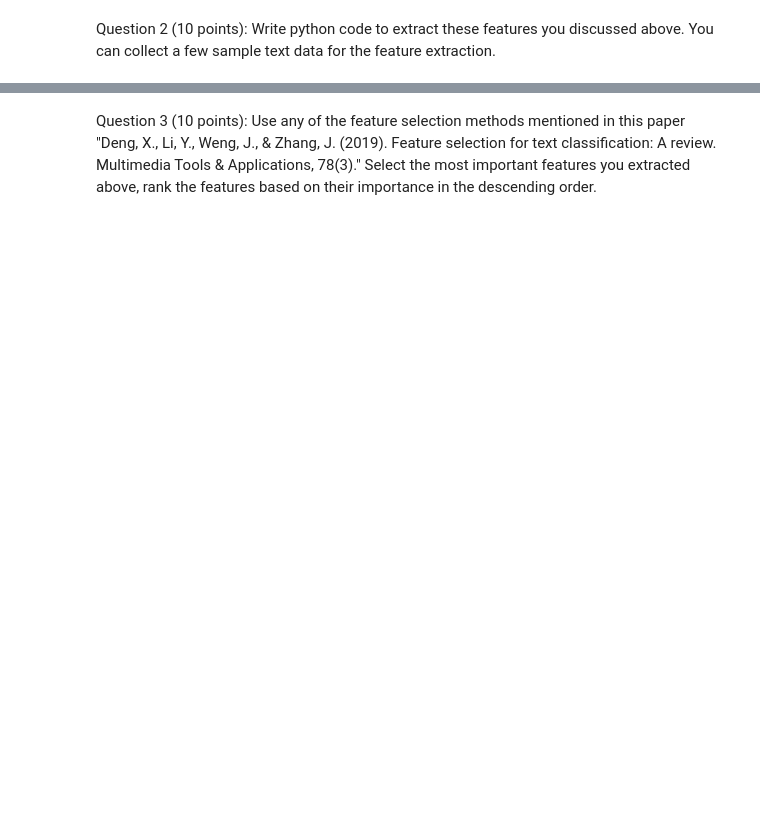
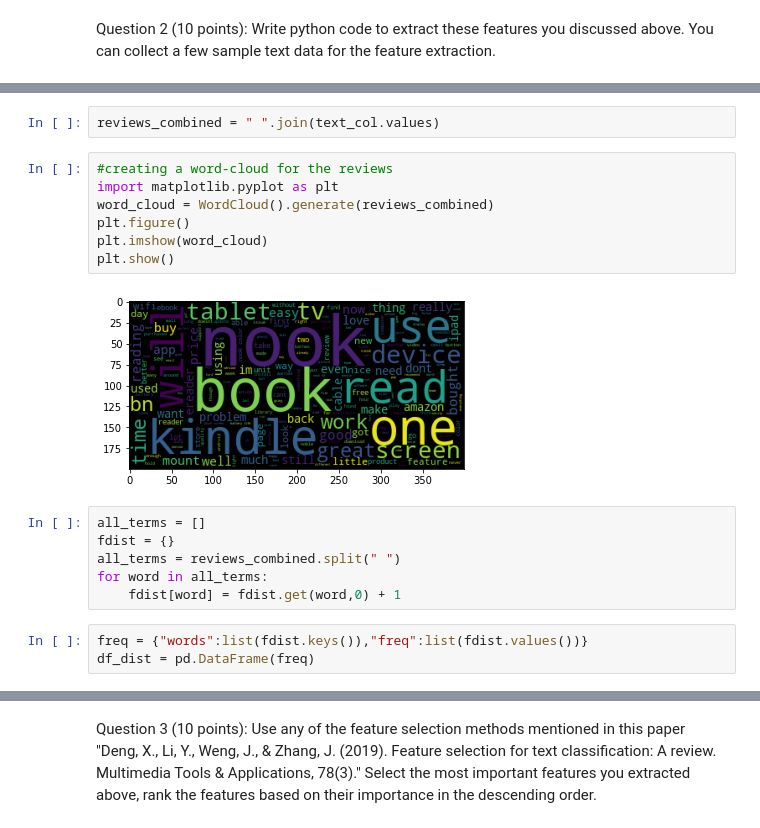
Before and after one commit to jivitheshreddy/INFO-5731-Srping2023, a Jupyter notebook: In_class_exercise_03_02282023.ipynb, the cells around one changed output, grey strips where cells are left out. Cells and saved outputs as stored; diff of their text form; blank space fills up the shorter version.

```diff
--- a/In_class_exercise_03_02282023.ipynb
+++ b/In_class_exercise_03_02282023.ipynb
@@ -97,0 +124,20 @@ LookupError: ignored
+# %%
+reviews_combined = " ".join(text_col.values)
+# %%
+#creating a word-cloud for the reviews
+import matplotlib.pyplot as plt
+word_cloud = WordCloud().generate(reviews_combined)
+plt.figure()
+plt.imshow(word_cloud)
+plt.show()
+# %% [output]
+[figure, added]
+# %%
+all_terms = []
+fdist = {}
+all_terms = reviews_combined.split(" ")
+for word in all_terms:
+    fdist[word] = fdist.get(word,0) + 1
+# %%
+freq = {"words":list(fdist.keys()),"freq":list(fdist.values())}
+df_dist = pd.DataFrame(freq)
```
Also changed, not shown: parts of 17 cells of this notebook.
